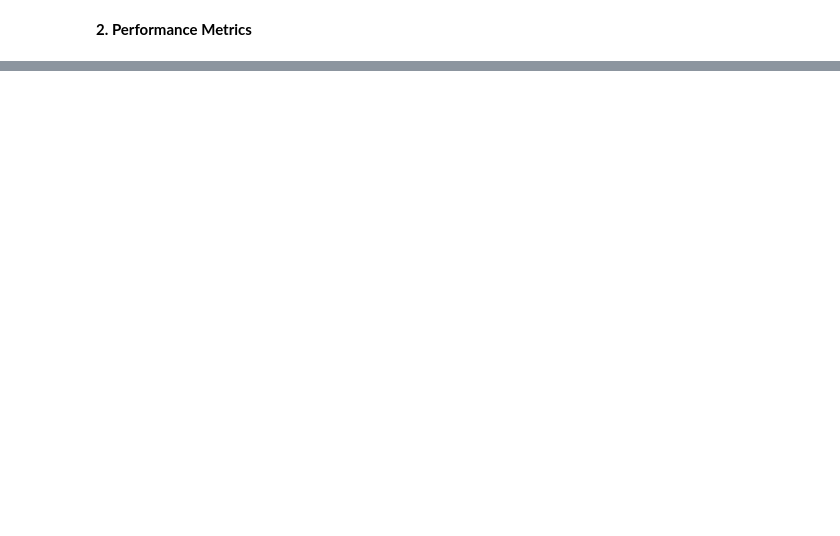
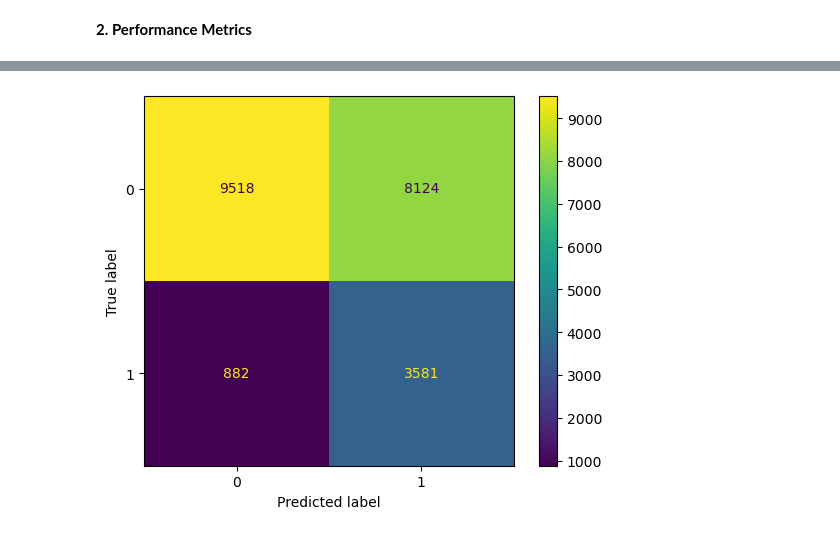
Before and after one commit to hardikprabhakar/24095038-CSOC-IG, a Jupyter notebook: Vanilla Neural Networks/code.ipynb, the cells around one changed output, grey strips where cells are left out. Saved outputs shown, nothing was run; the diff lists cells and outputs as text; code cells hidden in the pictures; blank space fills up the shorter version.

Commit message:
added Confusion Matrix to notebook

```diff
--- a/Vanilla Neural Networks/code.ipynb
+++ b/Vanilla Neural Networks/code.ipynb
@@ -494,0 +495,7 @@ plt.show()
+# %%
+#confusion matrix
+cm_p1_display = ConfusionMatrixDisplay(confusion_matrix = cm_p1, display_labels = [0, 1])
+cm_p1_display.plot()
+plt.show()
+# %% [output]
+[figure, added]
```
Also changed, not shown: parts of 5 cells of this notebook.
